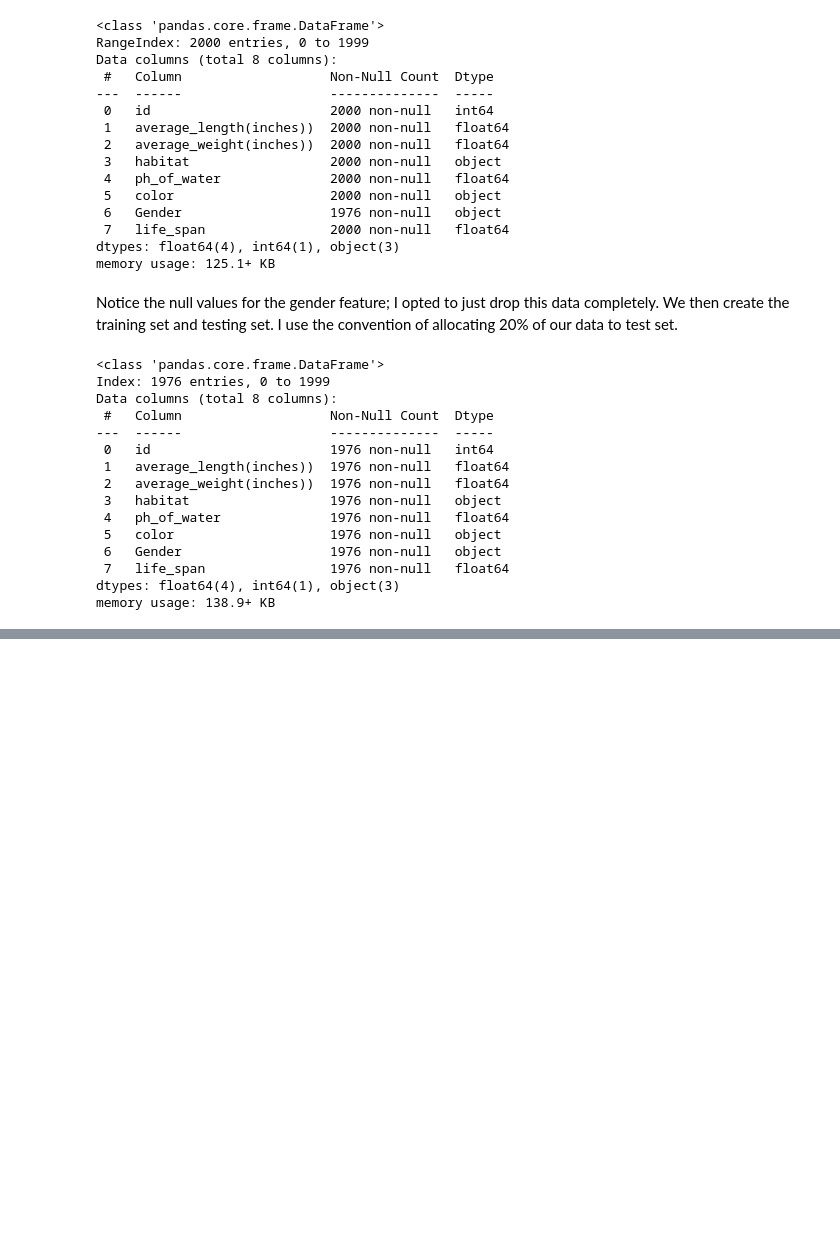
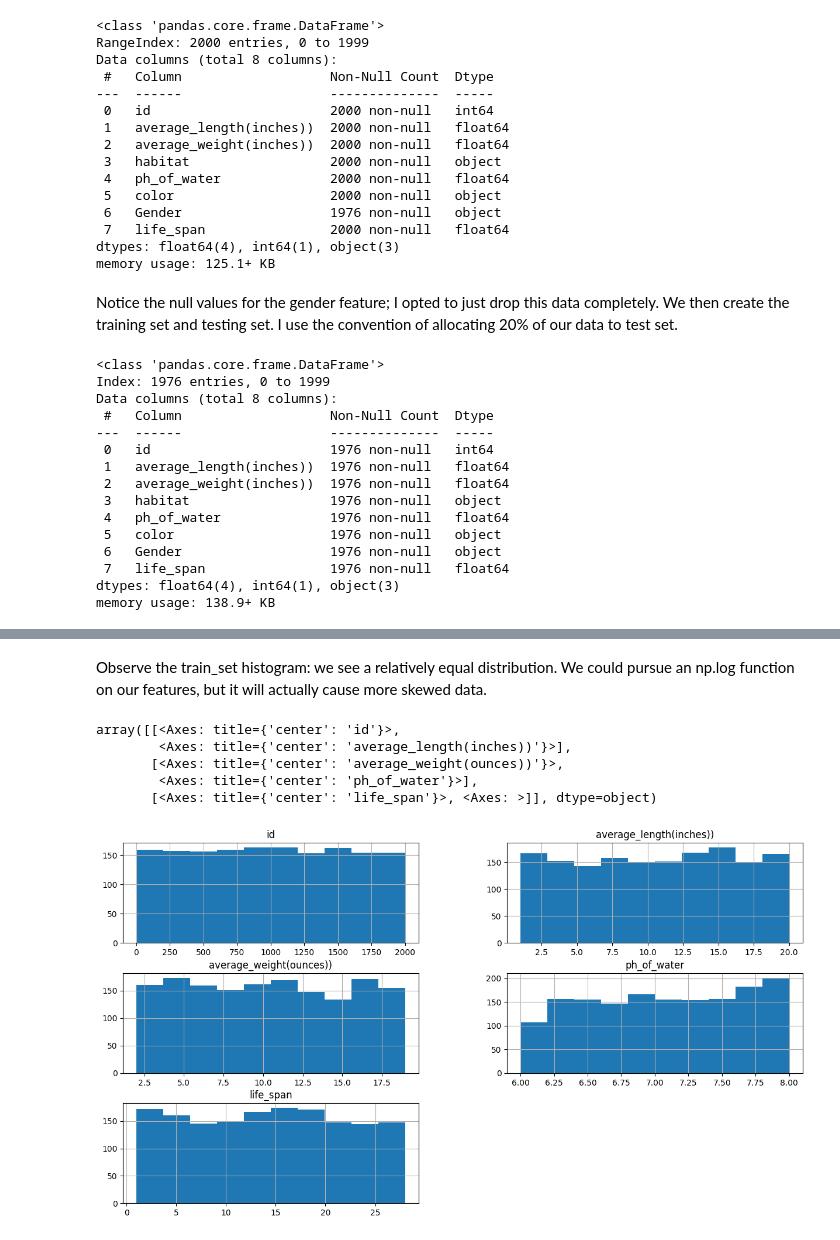
Before and after one commit to rcho5840/Combatting-Goldfish-Lifespan-Variability, a Jupyter notebook: main.ipynb, the cells around one changed output, grey strips where cells are left out. Saved outputs shown, nothing was run; the diff lists cells and outputs as text; code cells hidden in the pictures; blank space fills up the shorter version.

Commit message:
Testing possible problems with previous commit, loss of data

```diff
--- a/main.ipynb
+++ b/main.ipynb
@@ -90,0 +100,12 @@ train_set
+# %% [markdown]
+Observe the train_set histogram: we see a relatively equal distribution.
+We could pursue an np.log function on our features, but it will actually cause more skewed data.
+# %%
+train_set[['id', 'average_length(inches))', 'average_weight(ounces))', "ph_of_water", "life_span"]].hist(figsize = (15,8))
+# %% [output]
+array([[<Axes: title={'center': 'id'}>,
+        <Axes: title={'center': 'average_length(inches))'}>],
+       [<Axes: title={'center': 'average_weight(ounces))'}>,
+        <Axes: title={'center': 'ph_of_water'}>],
+       [<Axes: title={'center': 'life_span'}>, <Axes: >]], dtype=object)
+[figure, added]
```
Also changed, not shown: parts of 7 cells of this notebook.
